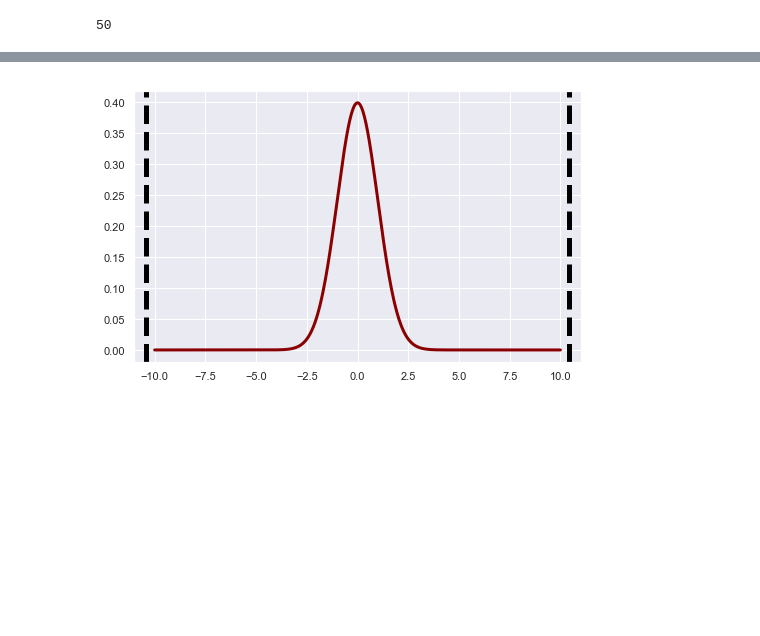
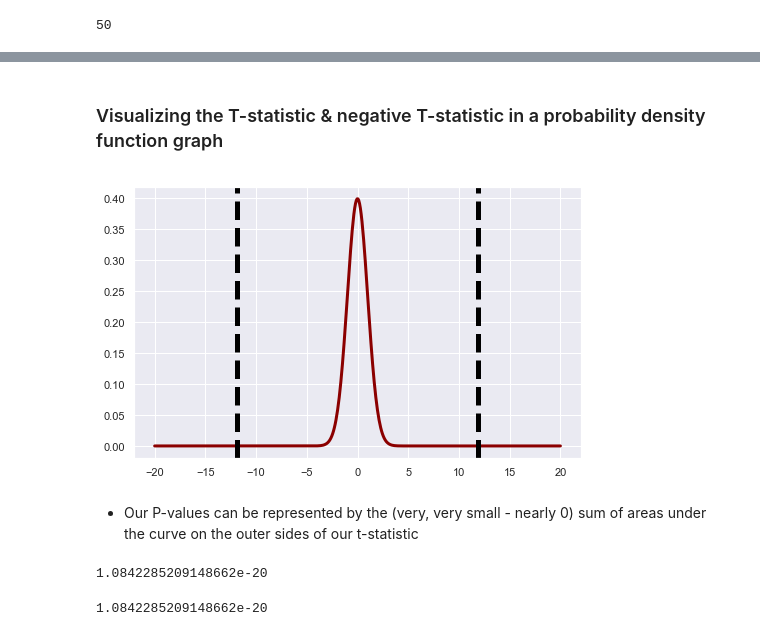
Before and after one commit to kevintheduu/european-soccer-hypothesis-testing, a Jupyter notebook: hyp_test_1.ipynb, the cells around one changed output, grey strips where cells are left out. Cells and saved outputs as stored; diff of their text form; code cells hidden in the pictures; blank space fills up the shorter version.

```diff
--- a/hyp_test_1.ipynb
+++ b/hyp_test_1.ipynb
@@ -240,14 +246,17 @@ sample_means_home
 # %%
 def calc_variance(sample):
+    '''Computes the variance a list of values'''
     sample_mean = np.mean(sample)
     return sum([(i - sample_mean)**2 for i in sample])
 
 def calc_sample_variance(sample1, sample2):
+    '''Computes the pooled variance 2 lists of values, using the calc_variance function'''
     n_1, n_2 = len(sample1), len(sample2)
     var1, var2 = calc_variance(sample1), calc_variance(sample2)
     return (var1 + var2) / ((n_1 + n_2) - 2)
 
 def calc_twosample_tstatistic(expr, ctrl):
+    '''Computes the 2-sample T-stat of 2 lists of values, using the calc_sample_variance function'''
     expr_mean, ctrl_mean = np.mean(expr), np.mean(ctrl)
     n_e, n_c = len(expr), len(ctrl)
     samp_var = calc_sample_variance(expr,ctrl)
@@ -274,25 +289,44 @@ sns.distplot(sample_means_away) # Orange distribution
+# %% [markdown]
+### Visualizing the T-statistic & negative T-statistic in a probability density function graph
 # %%
 def visualize_t(t_stat, n_control, n_experimental):
     # initialize a matplotlib "figure"
     fig = plt.figure(figsize=(8,5))
     ax = fig.gca()
-    # generate points on the x axis between -40 and 40:
-    xs = np.linspace(-10, 10, 500)
+    # generate points on the x axis between -20 and 20:
+    xs = np.linspace(-20, 20, 500)
 
     # use stats.t.pdf to get values on the probability density function for the t-distribution
-
     ys= stats.t.pdf(xs, (n_control+n_experimental-2), 0, 1)
     ax.plot(xs, ys, linewidth=3, color='darkred')
 
     ax.axvline(t_stat, color='black', linestyle='--', lw=5)
     ax.axvline(-t_stat, color='black', linestyle='--', lw=5)
 
     plt.show()
     return None
 
 n_home = len(home_team_win_array)
 n_away = len(away_team_win_array)
 visualize_t(t_stat, n_home, n_away)
 # %% [output]
-[figure, old version]
+[figure, new version]
+# %% [markdown]
+- Our P-values can be represented by the (very, very small - nearly 0) sum of areas under the curve on the outer sides of our t-statistic
+# %%
+## Calculate p_value manually
+# Lower tail comulative density function returns area under the lower tail curve
+df = len(sample_means_home)+len(sample_means_home)-2
+
+tail = stats.t.cdf(-t_stat, df, 0, 1)
+
+p_value = tail*2
+print(p_value)
+# %% [output]
+1.0842285209148662e-20
+# %%
+#DOUBLE CHECK WITH SCIPY
+stats.t.sf(abs(t_stat), len(sample_means_home)+len(sample_means_away)-2)*2
+# %% [output]
+1.0842285209148662e-20
 # %%
```
Also changed, not shown: parts of 22 cells of this notebook.
